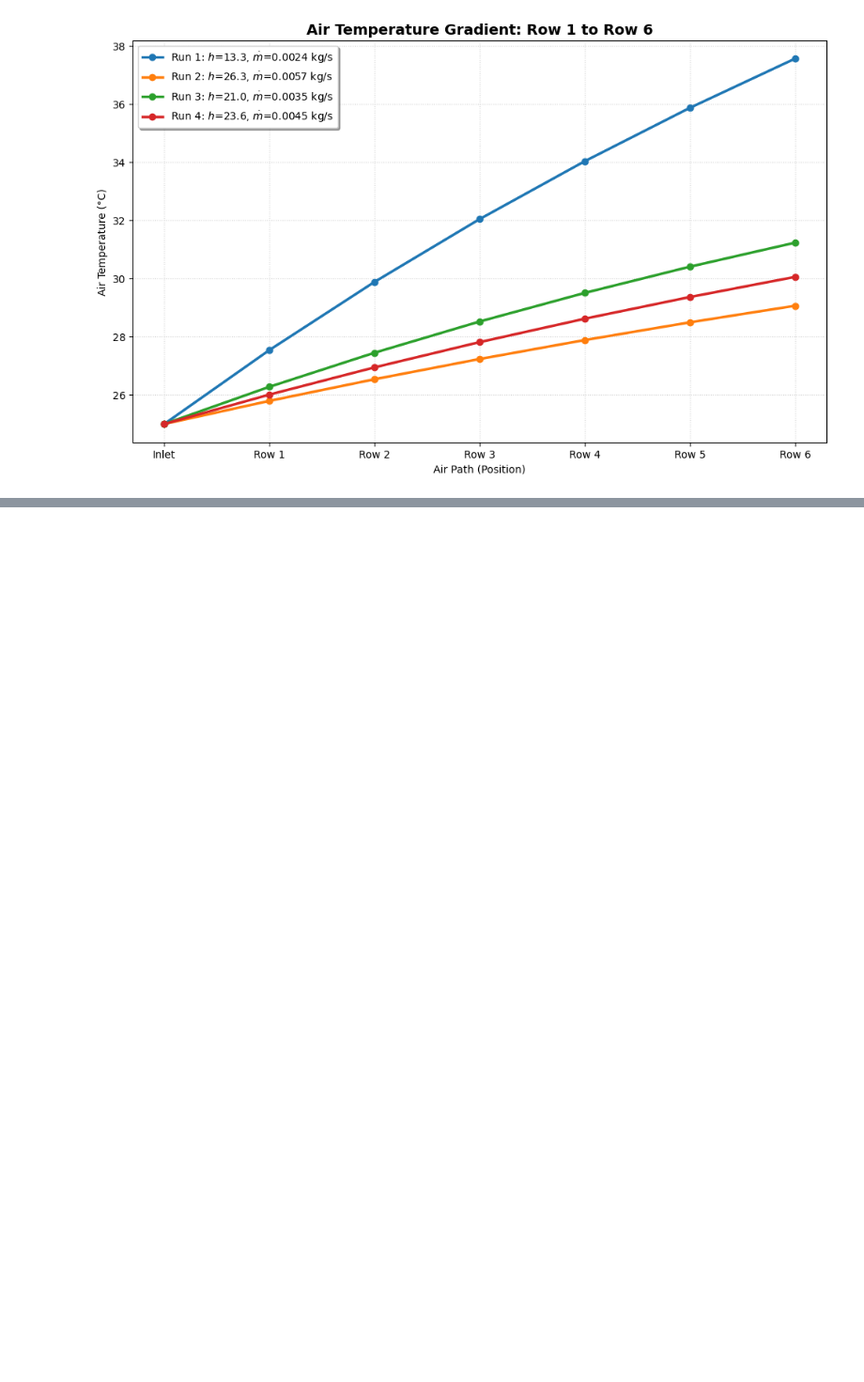
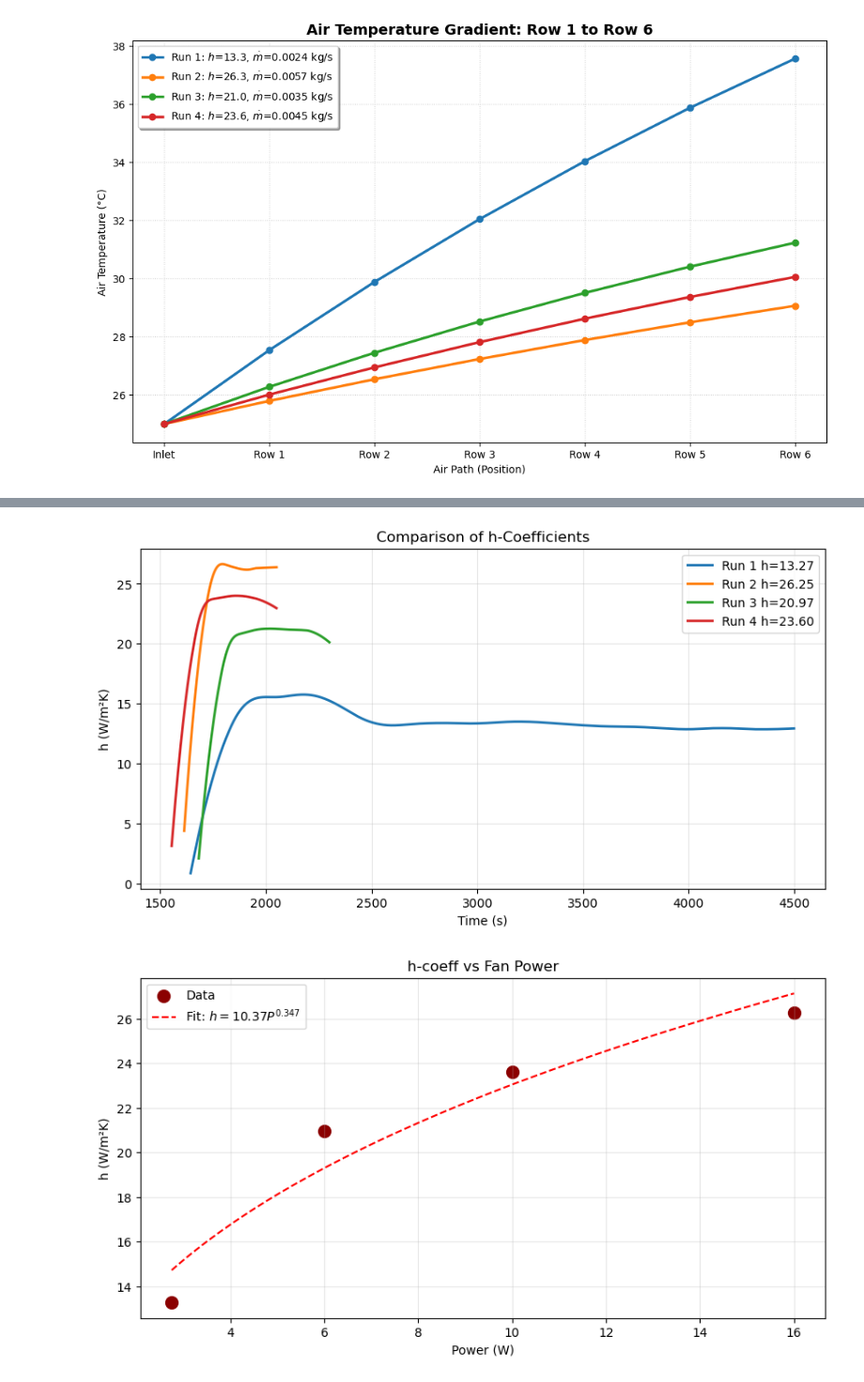
Before and after one commit to russlib/SegmentHandCalcs, a Jupyter notebook: CoolingTestData/HCoeffFindingEnepaqCooling.ipynb, the cells around one changed output, grey strips where cells are left out. Shown at 94% size. Saved outputs shown, nothing was run; the diff lists cells and outputs as text; code cells hidden in the pictures; blank space fills up the shorter version.

```diff
--- a/CoolingTestData/HCoeffFindingEnepaqCooling.ipynb
+++ b/CoolingTestData/HCoeffFindingEnepaqCooling.ipynb
@@ -437,0 +550,67 @@ plt.show()
+# %%
+# --- 1. OVERLAY COMPARISON ---
+plt.figure(figsize=(10, 5))
+for res in processed_results:
+    plt.plot(res['time_series'], res['h_series'], label=f"{res['label']} h={res['h']:.2f}", linewidth=2)
+plt.title("Comparison of h-Coefficients")
+plt.xlabel("Time (s)")
+plt.ylabel("h (W/m²K)")
+plt.legend()
+plt.grid(True, alpha=0.3)
+plt.show()
+
+# --- 2. POWER LAW FIT (Automatic Reference) ---
+x_data = np.array([res['power'] for res in processed_results])
+y_data = np.array([res['h'] for res in processed_results])
+
+# Sort by power for plotting
+sort_idx = np.argsort(x_data)
+x_data, y_data = x_data[sort_idx], y_data[sort_idx]
+
+def power_law(P, a, b):
+    return a * np.power(P, b)
+
+# Fit the model
+popt, _ = curve_fit(power_law, x_data, y_data, p0=[5, 0.46])
+
+plt.figure(figsize=(10, 5))
+plt.scatter(x_data, y_data, color='darkred', s=100, label='Data')
+x_smooth = np.linspace(x_data.min(), x_data.max(), 100)
+
+# FIXED: Changed 'n--' to 'r--' (red dashed line)
+plt.plot(x_smooth, power_law(x_smooth, *popt), 'r--', label=f'Fit: $h = {popt[0]:.2f} P^{{{popt[1]:.3f}}}$')
+
+plt.title("h-coeff vs Fan Power")
+plt.xlabel("Power (W)")
+plt.ylabel("h (W/m²K)")
+plt.legend()
+plt.grid(True, alpha=0.3)
+plt.show()
+
+# --- 3. AIR TEMP GRADIENT SIMULATION ---
+plt.figure(figsize=(10, 5))
+for res in processed_results:
+    # m_dot estimate: mass flow scales with power.
+    m_dot = 0.0045 * (res['power'] / 10.0)**(0.5)
+    row_temps = [t_room]
+    curr_t = t_room
+    for _ in range(n_rows):
+        q_row = res['h'] * area_per_row * (res['t_max'] - curr_t)
+        q_limit = m_dot * cp_air * (res['t_max'] - curr_t)
+        curr_t += min(q_row, q_limit) / (m_dot * cp_air)
+        row_temps.append(curr_t)
+
+    # FIXED: Added rf"" to legend_label to handle LaTeX safely
+    legend_label = rf"{res['label']}: $\dot{{m}}$={m_dot:.4f} kg/s"
+    plt.plot(range(n_rows + 1), row_temps, marker='o', label=legend_label)
+
+plt.title("Air Temp Rise: Row 1 to Row 6")
+plt.xlabel("Row Number")
+plt.ylabel("Air Temp (°C)")
+plt.xticks(range(n_rows+1), ['Inlet', 'Row 1', 'Row 2', 'Row 3', 'Row 4', 'Row 5', 'Row 6'])
+plt.grid(True, linestyle=':', alpha=0.6)
+plt.legend()
+plt.show()
+# %% [output]
+[figure, added]
+[figure, added]
```
Also changed, not shown: parts of 3 cells of this notebook.
